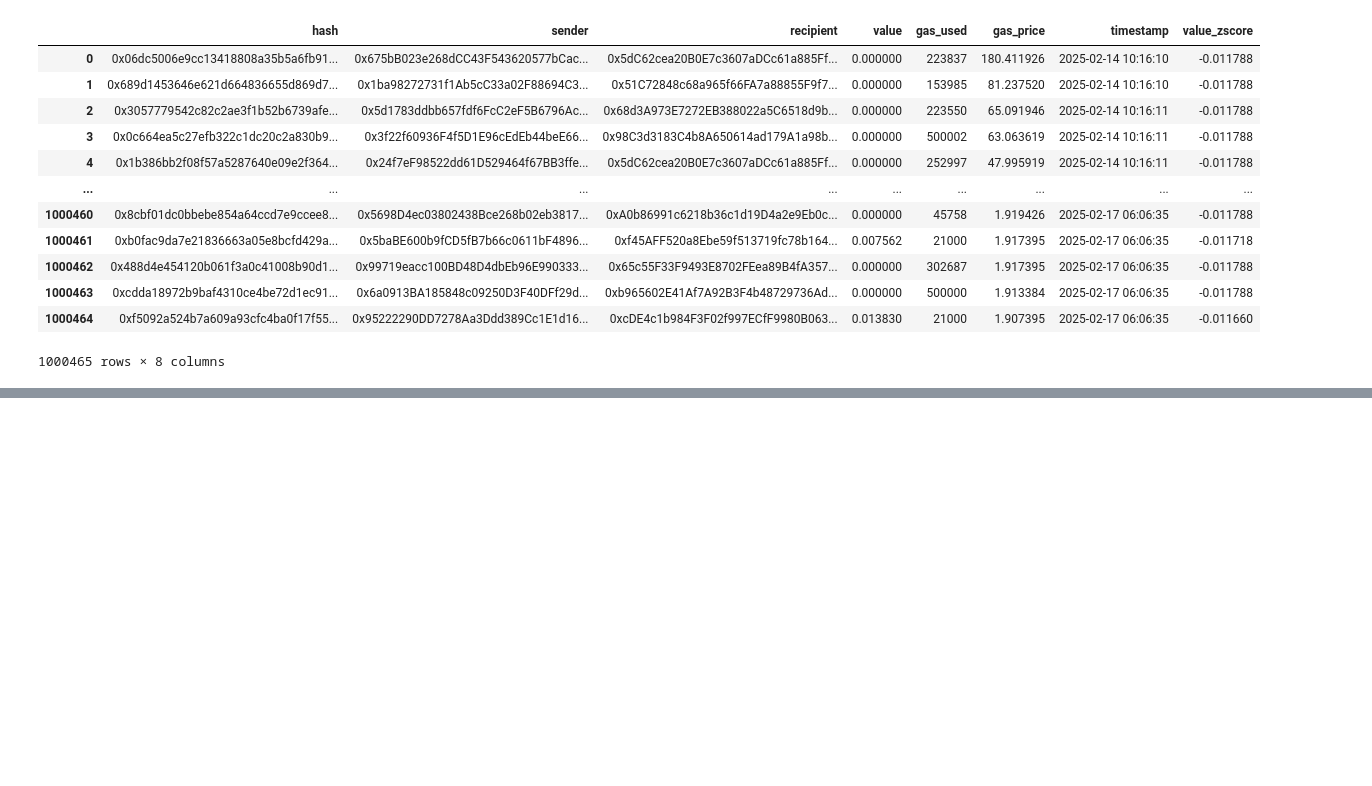
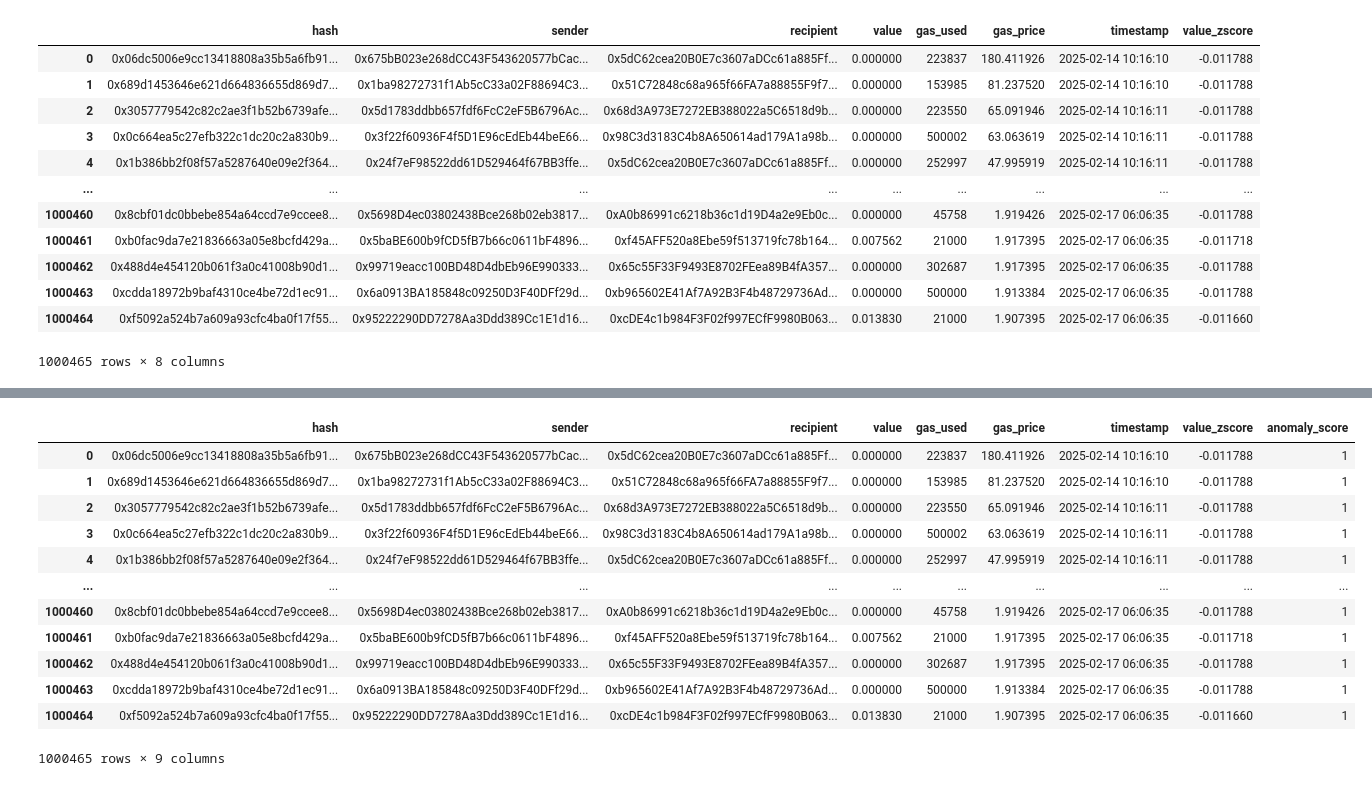
Before and after one commit to seelyfrank/blockchain-fraud-detection, a Jupyter notebook: notebooks/IsolationForest.ipynb, the cells around one changed output, grey strips where cells are left out. Saved outputs shown, nothing was run; the diff lists cells and outputs as text; code cells hidden in the pictures; blank space fills up the shorter version.

```diff
--- a/notebooks/IsolationForest.ipynb
+++ b/notebooks/IsolationForest.ipynb
@@ -137,0 +57,16 @@ ValueError: could not convert string to float: '0x06dc5006e9cc13418808a35b5a6fb9
+# %%
+df_results
+# %% [output]
+|  | hash | sender | recipient | value | gas_used | gas_price | timestamp | value_zscore | anomaly_score |
+| 0 | 0x06dc5006e9cc13418808a35b5a6fb91... | 0x675bB023e268dCC43F543620577bCac... | 0x5dC62cea20B0E7c3607aDCc61a885Ff... | 0.000000 | 223837 | 180.411926 | 2025-02-14 10:16:10 | -0.011788 | 1 |
+| 1 | 0x689d1453646e621d664836655d869d7... | 0x1ba98272731f1Ab5cC33a02F88694C3... | 0x51C72848c68a965f66FA7a88855F9f7... | 0.000000 | 153985 | 81.237520 | 2025-02-14 10:16:10 | -0.011788 | 1 |
+| 2 | 0x3057779542c82c2ae3f1b52b6739afe... | 0x5d1783ddbb657fdf6FcC2eF5B6796Ac... | 0x68d3A973E7272EB388022a5C6518d9b... | 0.000000 | 223550 | 65.091946 | 2025-02-14 10:16:11 | -0.011788 | 1 |
+| 3 | 0x0c664ea5c27efb322c1dc20c2a830b9... | 0x3f22f60936F4f5D1E96cEdEb44beE66... | 0x98C3d3183C4b8A650614ad179A1a98b... | 0.000000 | 500002 | 63.063619 | 2025-02-14 10:16:11 | -0.011788 | 1 |
+| 4 | 0x1b386bb2f08f57a5287640e09e2f364... | 0x24f7eF98522dd61D529464f67BB3ffe... | 0x5dC62cea20B0E7c3607aDCc61a885Ff... | 0.000000 | 252997 | 47.995919 | 2025-02-14 10:16:11 | -0.011788 | 1 |
+| ... | ... | ... | ... | ... | ... | ... | ... | ... | ... |
+| 1000460 | 0x8cbf01dc0bbebe854a64ccd7e9ccee8... | 0x5698D4ec03802438Bce268b02eb3817... | 0xA0b86991c6218b36c1d19D4a2e9Eb0c... | 0.000000 | 45758 | 1.919426 | 2025-02-17 06:06:35 | -0.011788 | 1 |
+| 1000461 | 0xb0fac9da7e21836663a05e8bcfd429a... | 0x5baBE600b9fCD5fB7b66c0611bF4896... | 0xf45AFF520a8Ebe59f513719fc78b164... | 0.007562 | 21000 | 1.917395 | 2025-02-17 06:06:35 | -0.011718 | 1 |
+| 1000462 | 0x488d4e454120b061f3a0c41008b90d1... | 0x99719eacc100BD48D4dbEb96E990333... | 0x65c55F33F9493E8702FEea89B4fA357... | 0.000000 | 302687 | 1.917395 | 2025-02-17 06:06:35 | -0.011788 | 1 |
+| 1000463 | 0xcdda18972b9baf4310ce4be72d1ec91... | 0x6a0913BA185848c09250D3F40DFf29d... | 0xb965602E41Af7A92B3F4b48729736Ad... | 0.000000 | 500000 | 1.913384 | 2025-02-17 06:06:35 | -0.011788 | 1 |
+| 1000464 | 0xf5092a524b7a609a93cfc4ba0f17f55... | 0x95222290DD7278Aa3Ddd389Cc1E1d16... | 0xcDE4c1b984F3F02f997ECfF9980B063... | 0.013830 | 21000 | 1.907395 | 2025-02-17 06:06:35 | -0.011660 | 1 |
+1000465 rows × 9 columns
```
Also changed, not shown: parts of 10 cells of this notebook, 4 other files.
